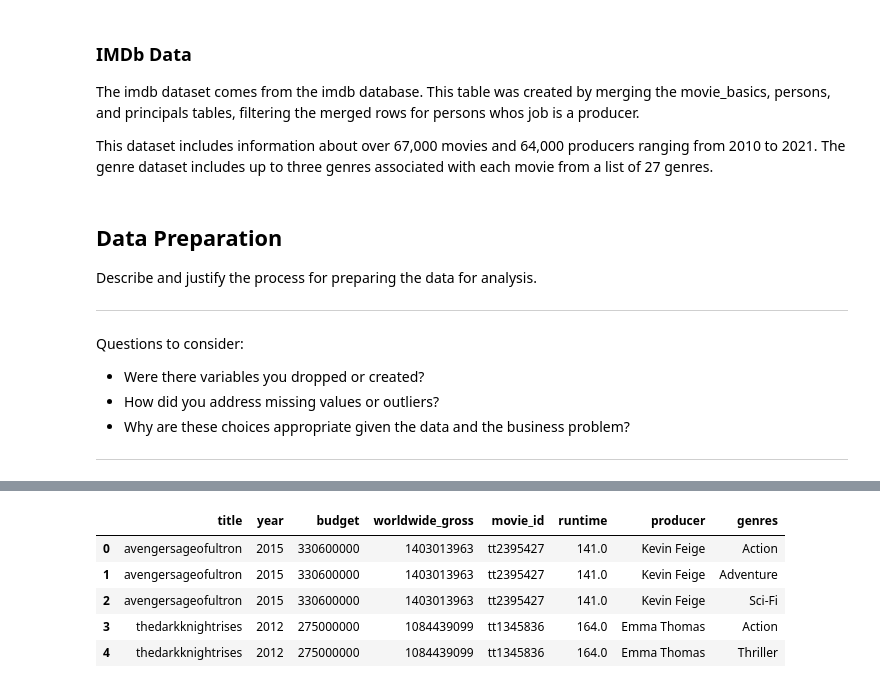
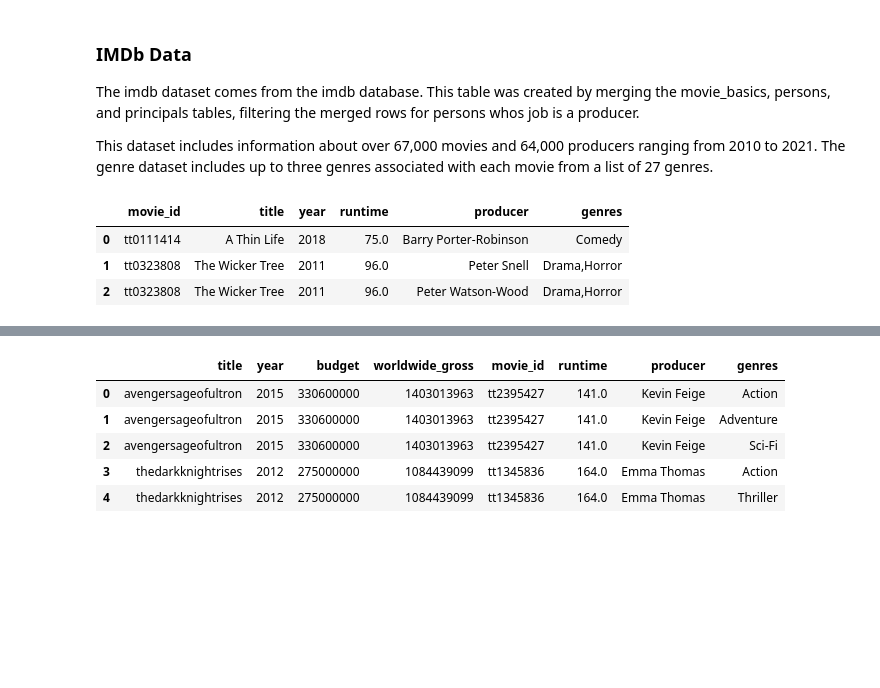
Before and after one commit to rlodetti/Microsoft_Movie_Project, a Jupyter notebook: Published.ipynb, the cells around one changed output, grey strips where cells are left out. Saved outputs shown, nothing was run; the diff lists cells and outputs as text; code cells hidden in the pictures; blank space fills up the shorter version.

```diff
--- a/Published.ipynb
+++ b/Published.ipynb
@@ -84,15 +65,9 @@ The imdb dataset comes from the imdb database. This table was created by merging
 
 This dataset includes information about over 67,000 movies and 64,000 producers ranging from 2010 to 2021. The genre dataset includes up to three genres associated with each movie from a list of 27 genres.
 # %%
-imdb.head()
+imdb.head(3)
+# %% [output]
+|  | movie_id | title | year | runtime | producer | genres |
+| 0 | tt0111414 | A Thin Life | 2018 | 75.0 | Barry Porter-Robinson | Comedy |
+| 1 | tt0323808 | The Wicker Tree | 2011 | 96.0 | Peter Snell | Drama,Horror |
+| 2 | tt0323808 | The Wicker Tree | 2011 | 96.0 | Peter Watson-Wood | Drama,Horror |
-# %% [markdown]
-## Data Preparation
-
-Describe and justify the process for preparing the data for analysis.
-
-***
-Questions to consider:
-* Were there variables you dropped or created?
-* How did you address missing values or outliers?
-* Why are these choices appropriate given the data and the business problem?
-***
```
Also changed, not shown: parts of 39 cells of this notebook, 9 other files.
